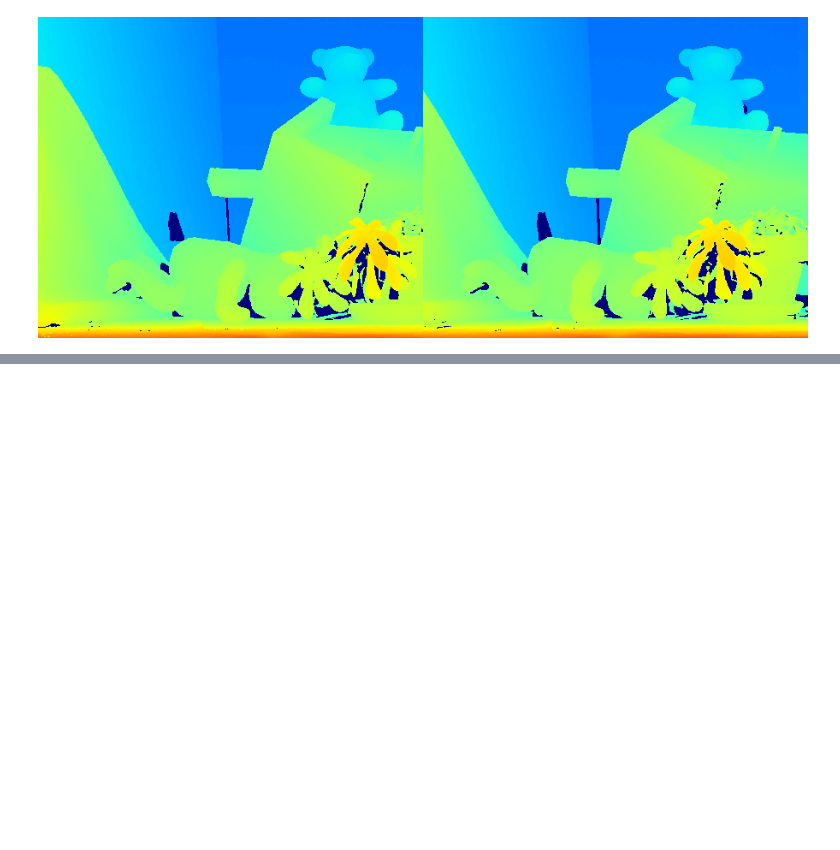
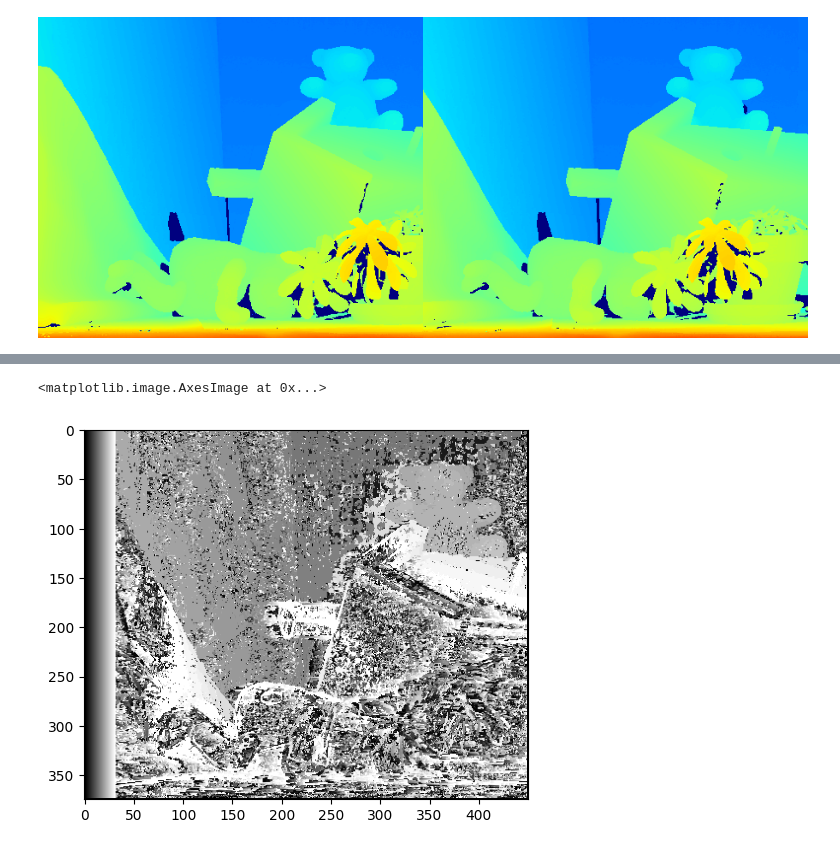
Before and after one commit to RomainFrog/StereoMatching, a Jupyter notebook: SGBM.ipynb, the cells around one changed output, grey strips where cells are left out. Cells and saved outputs as stored; diff of their text form; code cells hidden in the pictures; blank space fills up the shorter version.

```diff
--- a/SGBM.ipynb
+++ b/SGBM.ipynb
@@ -437,0 +627,6 @@ display(Image.fromarray(joined_depth_map_gt))
+# %%
+test = rgb2gray(cv2.imread("sgbm_teddy.png"))
+plt.imshow(test, cmap="gray")
+# %% [output]
+<matplotlib.image.AxesImage at 0x...>
+[figure, added]
```
Also changed, not shown: parts of 9 cells of this notebook.
